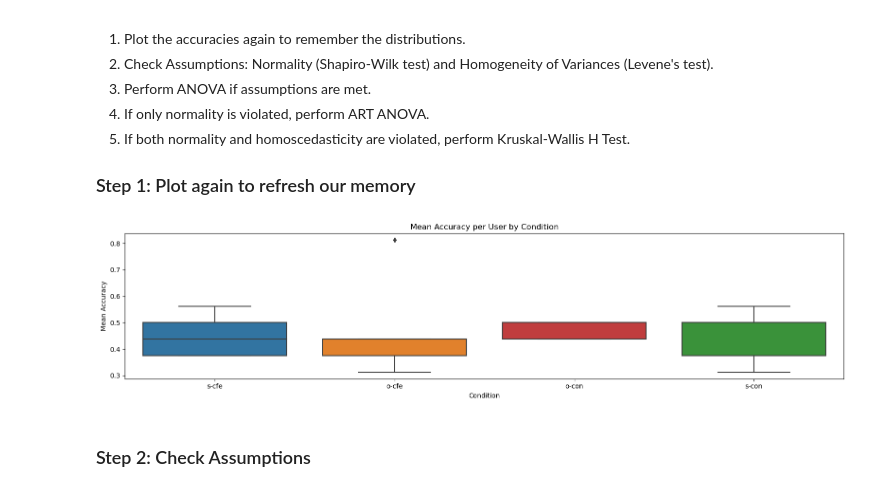
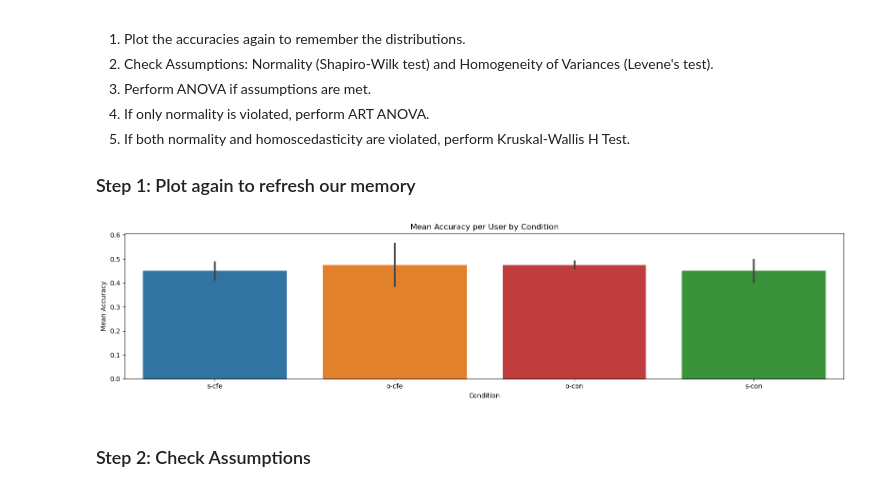
Before and after one commit to andreArtelt/IJCAI24-CF_Tut, a Jupyter notebook: CESORP_study_evaluation.ipynb, the cells around one changed output. Saved outputs shown, nothing was run; the diff lists cells and outputs as text; code cells hidden in the pictures.

```diff
--- a/CESORP_study_evaluation.ipynb
+++ b/CESORP_study_evaluation.ipynb
@@ -685,17 +880,19 @@ Here is the plan:
 ### Step 1: Plot again to refresh our memory
 # %%
 plt.figure(figsize=(16, 4))
-# Plot Accuracy distribution
 # Plot Mean Accuracy per user
-sns.boxplot(data=mean_accuracy_per_user_cleaned, x='cond', y='accuracy',palette=color_palette)
+# Compute mean accuracy and merge with demographics for plotting
+mean_accuracy_per_user_cleaned = task_performance_cleaned.groupby('userID')['accuracy'].mean().reset_index()
+mean_accuracy_per_user_cleaned = mean_accuracy_per_user_cleaned.merge(demographics_cleaned, on='userID')
+sns.barplot(data=mean_accuracy_per_user_cleaned, x='cond', y='accuracy', palette=color_palette, errorbar='se')
 plt.title('Mean Accuracy per User by Condition')
 plt.xlabel('Condition')
-#plt.tight_layout()
 plt.ylabel('Mean Accuracy')
+plt.ylim(get_ylim(mean_accuracy_per_user_cleaned, 'cond', 'accuracy'))
 plt.tight_layout()
 plt.show()
 # %% [output]
-[figure, old version]
+[figure, new version]
 # %% [markdown]
 ### Step 2: Check Assumptions
 # %%
```
Also changed, not shown: parts of 13 cells of this notebook.
